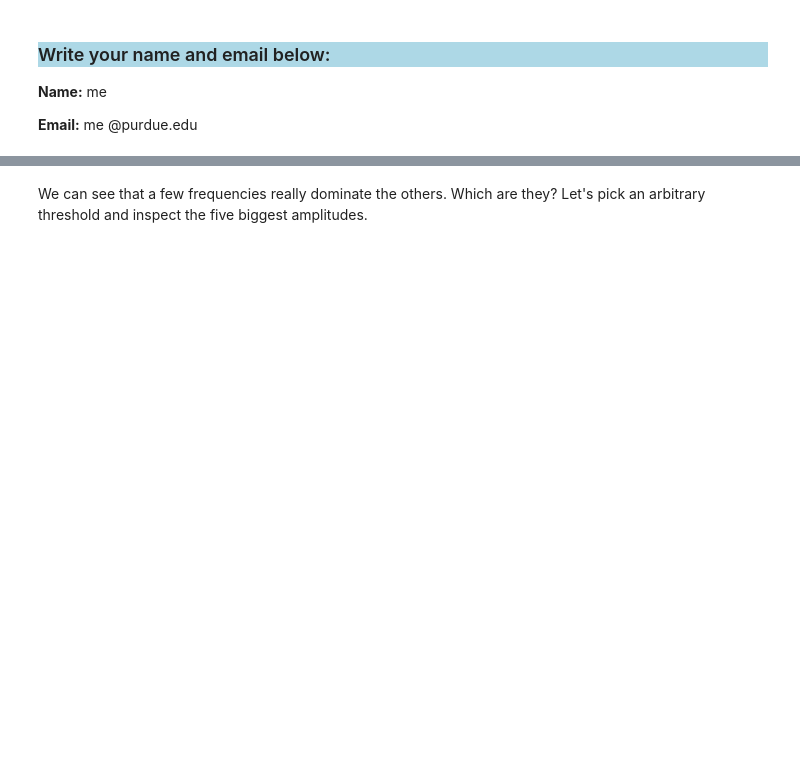
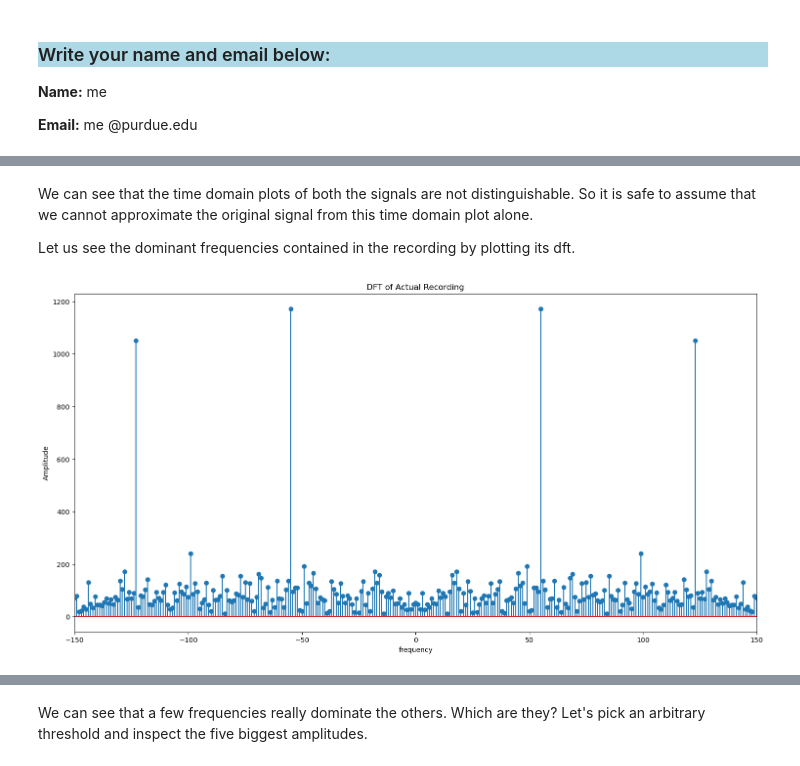
Before and after one commit to TheDataScienceLabs/DSLab_Fourier, a Jupyter notebook: book/labs/analysis/signal_analysis/signal_analysis_with_dft.ipynb, the cells around one changed output, grey strips where cells are left out. Cells and saved outputs as stored; diff of their text form; code cells hidden in the pictures; blank space fills up the shorter version.

```diff
--- a/book/labs/analysis/signal_analysis/signal_analysis_with_dft.ipynb
+++ b/book/labs/analysis/signal_analysis/signal_analysis_with_dft.ipynb
@@ -226,0 +95,19 @@ plt.show()
+# %% [markdown]
+We can see that the time domain plots of both the signals are not distinguishable. So it is safe to assume that we cannot approximate the original signal from this time domain plot alone.
+
+Let us see the dominant frequencies contained in the recording by plotting its dft.
+# %%
+dft = np.fft.fft(actual_recording)
+abs_dft = np.abs(dft)
+num_samples = len(actual_recording)
+xf = np.fft.fftfreq(num_samples, 1/sampling_rate)
+
+plt.figure(figsize = (18, 9))
+plt.stem(xf, abs_dft)
+plt.xlim(-150, 150)
+plt.title('DFT of Actual Recording')
+plt.xlabel('frequency')
+plt.ylabel('Amplitude')
+plt.show()
+# %% [output]
+[figure, added]
```
Also changed, not shown: parts of 59 cells of this notebook.
